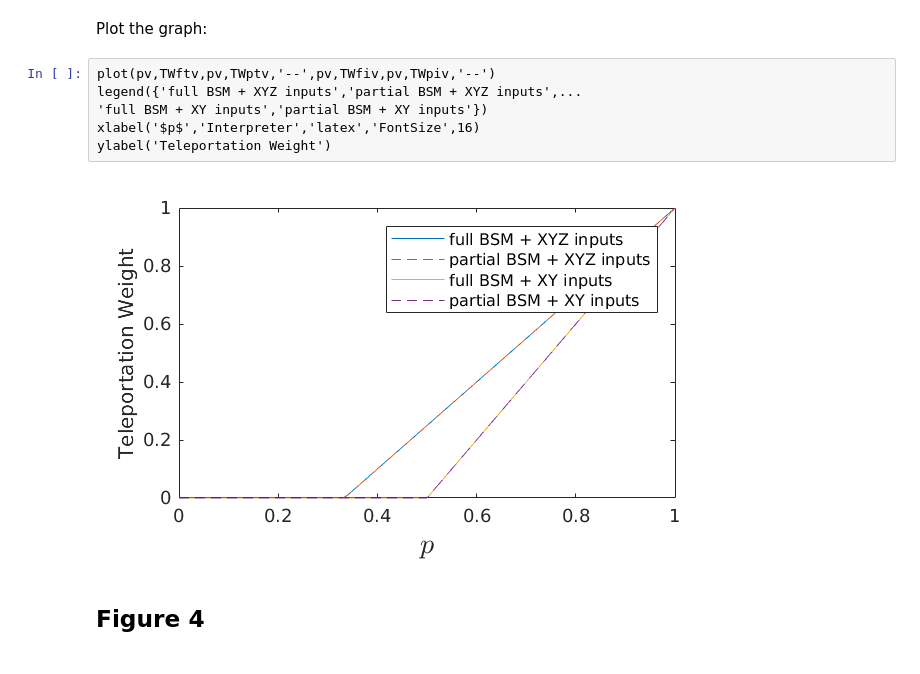
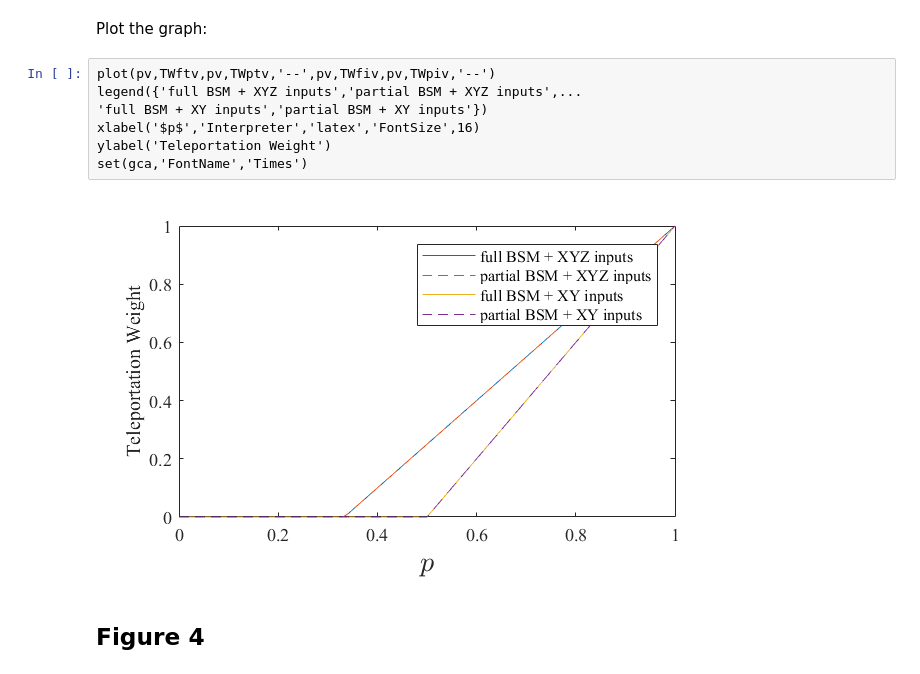
Before and after one commit to paulskrzypczyk/nonclassicalteleportation, a Jupyter notebook: Quantifying teleportation.ipynb, the cells around one changed output. Saved outputs shown, nothing was run; the diff lists cells and outputs as text.

Commit message:
updated figures

```diff
--- a/Quantifying teleportation.ipynb
+++ b/Quantifying teleportation.ipynb
@@ -149,11 +149,12 @@ Plot the graph:
 # %%
 plot(pv,TWftv,pv,TWptv,'--',pv,TWfiv,pv,TWpiv,'--')
 legend({'full BSM + XYZ inputs','partial BSM + XYZ inputs',...
 'full BSM + XY inputs','partial BSM + XY inputs'})
 xlabel('$p$','Interpreter','latex','FontSize',16)
 ylabel('Teleportation Weight')
+set(gca,'FontName','Times')
 # %% [output]
-[figure, old version]
+[figure, new version]
 # %% [markdown]
 ## Figure 4
 # %% [markdown]
```
Also changed, not shown: parts of 2 cells of this notebook.
